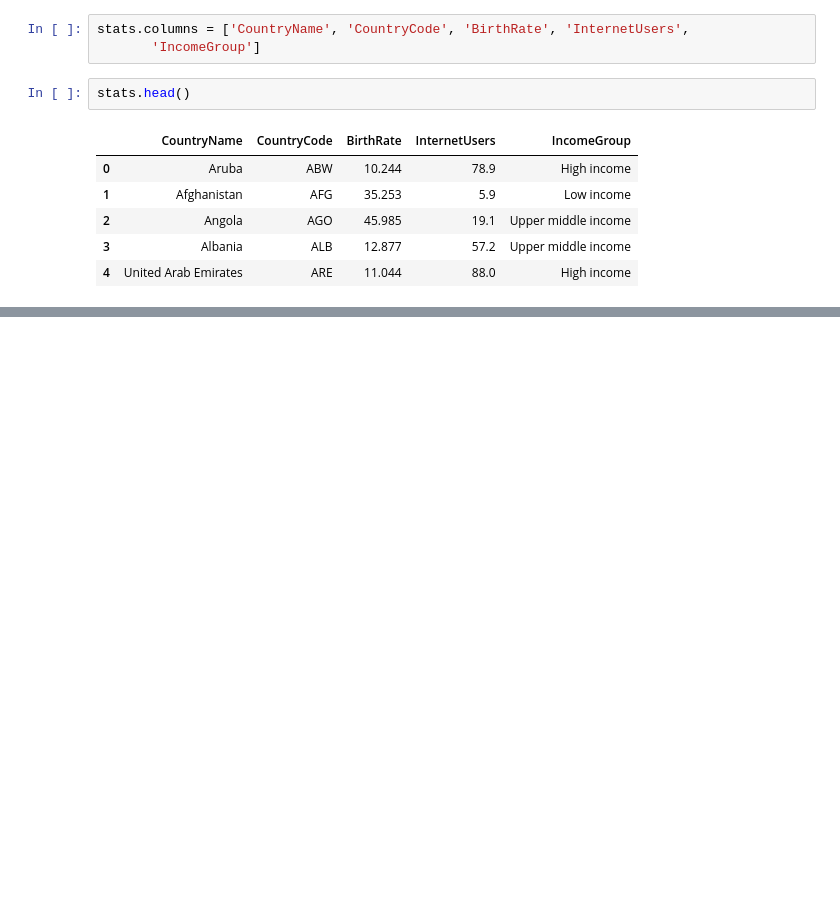
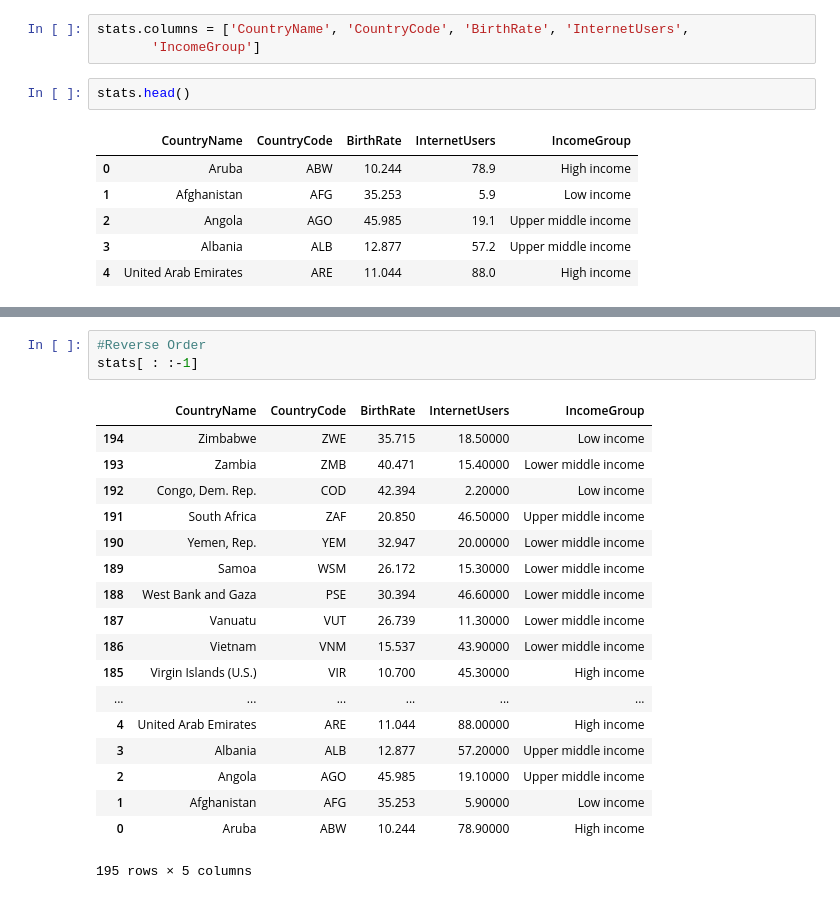
Before and after one commit to jamesferry11/Jupyter-Notebooks, a Jupyter notebook: Import/Dataframes.ipynb, the cells around one changed output, grey strips where cells are left out. Saved outputs shown, nothing was run; the diff lists cells and outputs as text; blank space fills up the shorter version.

Commit message:
modified column settings

```diff
--- a/Import/Dataframes.ipynb
+++ b/Import/Dataframes.ipynb
@@ -137,0 +189,22 @@ stats.head()
+# %%
+#Reverse Order
+stats[ : :-1]
+# %% [output]
+|  | CountryName | CountryCode | BirthRate | InternetUsers | IncomeGroup |
+| 194 | Zimbabwe | ZWE | 35.715 | 18.50000 | Low income |
+| 193 | Zambia | ZMB | 40.471 | 15.40000 | Lower middle income |
+| 192 | Congo, Dem. Rep. | COD | 42.394 | 2.20000 | Low income |
+| 191 | South Africa | ZAF | 20.850 | 46.50000 | Upper middle income |
+| 190 | Yemen, Rep. | YEM | 32.947 | 20.00000 | Lower middle income |
+| 189 | Samoa | WSM | 26.172 | 15.30000 | Lower middle income |
+| 188 | West Bank and Gaza | PSE | 30.394 | 46.60000 | Lower middle income |
+| 187 | Vanuatu | VUT | 26.739 | 11.30000 | Lower middle income |
+| 186 | Vietnam | VNM | 15.537 | 43.90000 | Lower middle income |
+| 185 | Virgin Islands (U.S.) | VIR | 10.700 | 45.30000 | High income |
+| ... | ... | ... | ... | ... | ... |
+| 4 | United Arab Emirates | ARE | 11.044 | 88.00000 | High income |
+| 3 | Albania | ALB | 12.877 | 57.20000 | Upper middle income |
+| 2 | Angola | AGO | 45.985 | 19.10000 | Upper middle income |
+| 1 | Afghanistan | AFG | 35.253 | 5.90000 | Low income |
+| 0 | Aruba | ABW | 10.244 | 78.90000 | High income |
+195 rows × 5 columns
```
Also changed, not shown: parts of 17 cells of this notebook.
